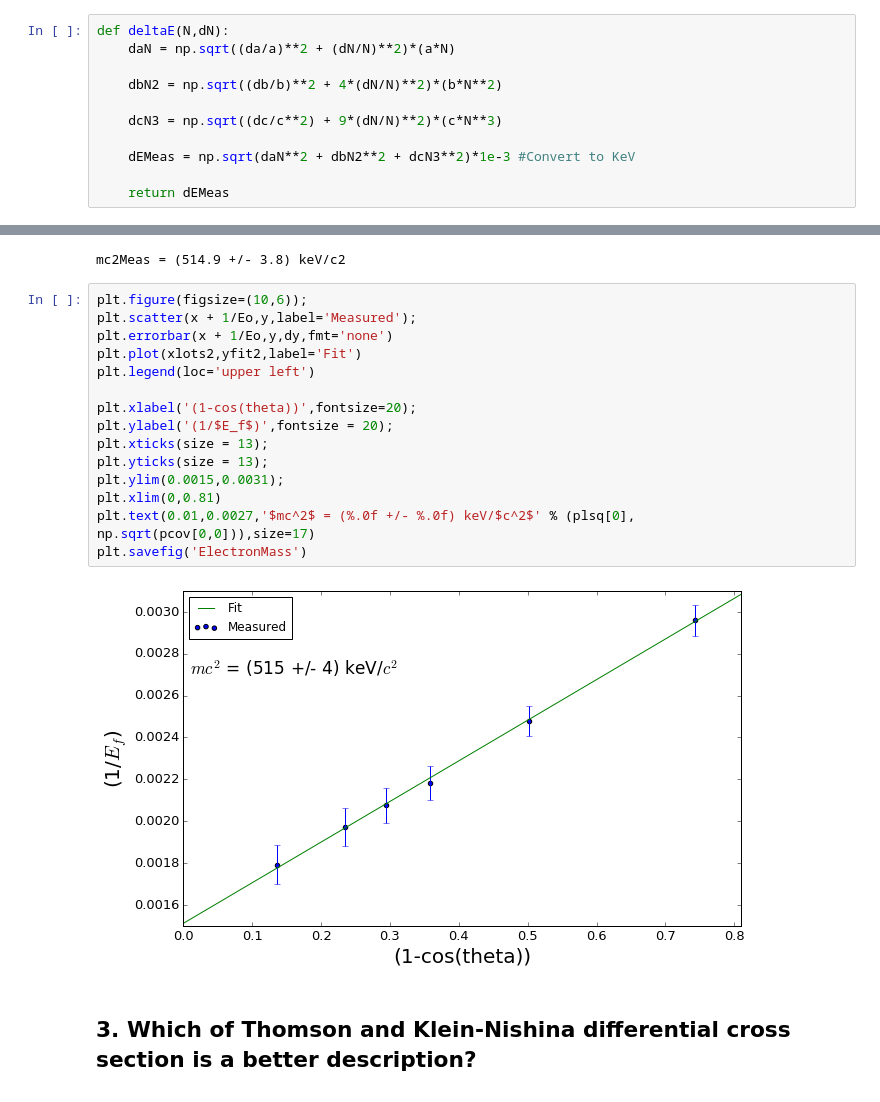
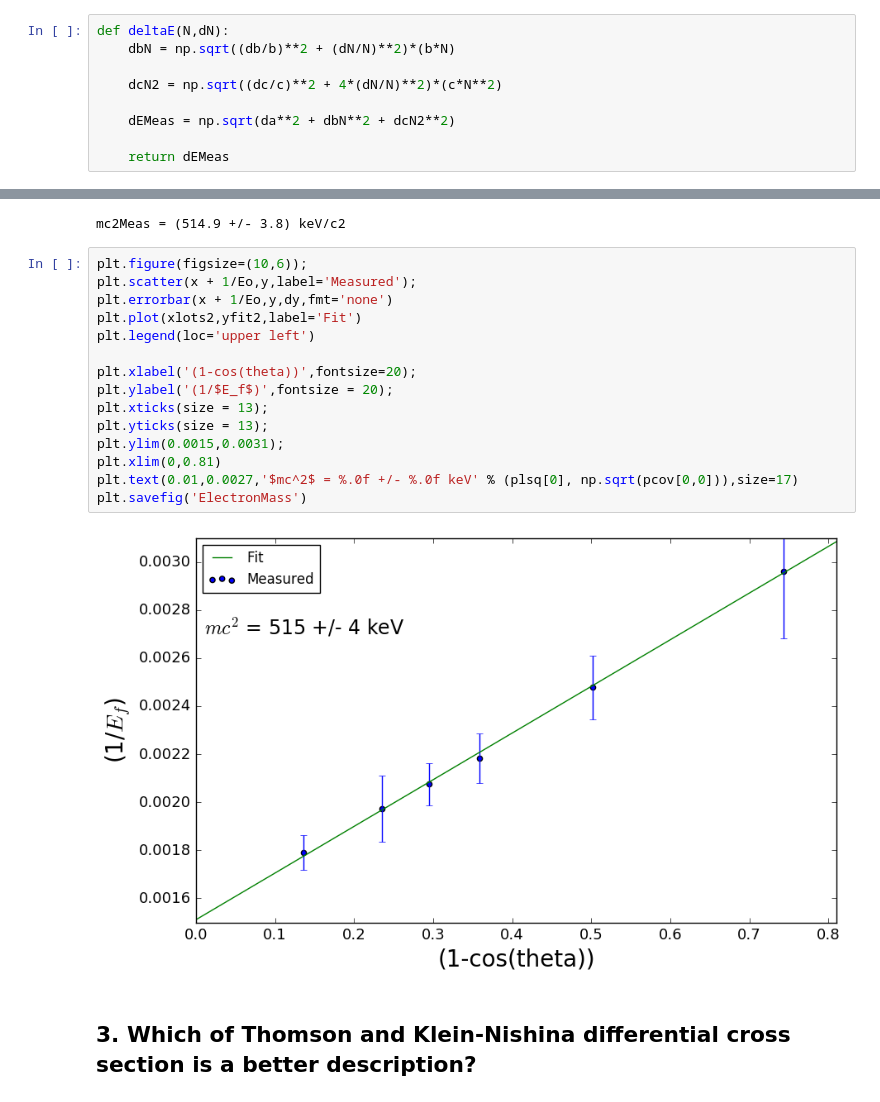
Before and after one commit to B-Rich/QLab, a Jupyter notebook: ComptonScattering/DataAndAnalysis.ipynb, the cells around one changed output, grey strips where cells are left out. Drawn from its saved outputs; the diff is of its cells as text.

```diff
--- a/ComptonScattering/DataAndAnalysis.ipynb
+++ b/ComptonScattering/DataAndAnalysis.ipynb
@@ -93,13 +91,11 @@ dN = np.array([5.37, 8.01, 5.13, 5.54, 8.91, 5.5]) #Uncertainty in channel numbe
 theta = np.array([60, 75, 45, 30, 40, 50])*np.pi/180 #Scattering angle entered in degrees converted to radians afterwords
 # %%
 def deltaE(N,dN):
-    daN = np.sqrt((da/a)**2 + (dN/N)**2)*(a*N)
+    dbN = np.sqrt((db/b)**2 + (dN/N)**2)*(b*N)
 
-    dbN2 = np.sqrt((db/b)**2 + 4*(dN/N)**2)*(b*N**2)
+    dcN2 = np.sqrt((dc/c)**2 + 4*(dN/N)**2)*(c*N**2)
 
-    dcN3 = np.sqrt((dc/c**2) + 9*(dN/N)**2)*(c*N**3)
-
-    dEMeas = np.sqrt(daN**2 + dbN2**2 + dcN3**2)*1e-3 #Convert to KeV
+    dEMeas = np.sqrt(da**2 + dbN**2 + dcN2**2)
 
     return dEMeas
 # %%
@@ -185,20 +181,20 @@ mc2Meas = (514.9 +/- 3.8) keV/c2
 # %%
 plt.figure(figsize=(10,6));
 plt.scatter(x + 1/Eo,y,label='Measured');
 plt.errorbar(x + 1/Eo,y,dy,fmt='none')
 plt.plot(xlots2,yfit2,label='Fit')
 plt.legend(loc='upper left')
 
 plt.xlabel('(1-cos(theta))',fontsize=20);
 plt.ylabel('(1/$E_f$)',fontsize = 20);
 plt.xticks(size = 13);
 plt.yticks(size = 13);
 plt.ylim(0.0015,0.0031);
 plt.xlim(0,0.81)
-plt.text(0.01,0.0027,'$mc^2$ = (%.0f +/- %.0f) keV/$c^2$' % (plsq[0], np.sqrt(pcov[0,0])),size=17)
+plt.text(0.01,0.0027,'$mc^2$ = %.0f +/- %.0f keV' % (plsq[0], np.sqrt(pcov[0,0])),size=17)
 plt.savefig('ElectronMass')
 # %% [output]
-[figure, old version]
+[figure, new version]
 # %% [markdown]
 ## 3. Which of Thomson and Klein-Nishina differential cross section is a better description?
 # %%
```
Also changed, not shown: parts of 6 cells of this notebook, 11 other files.
